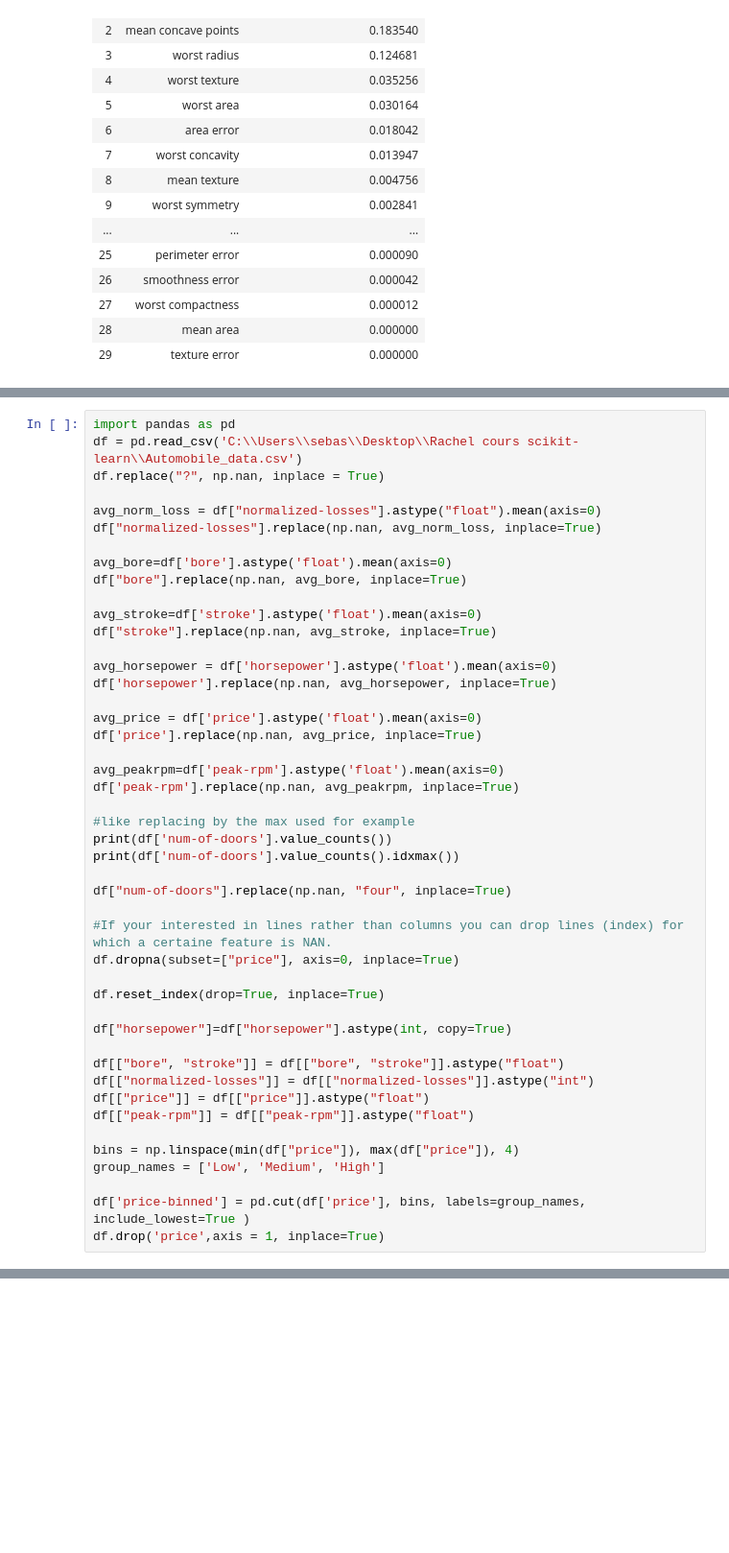
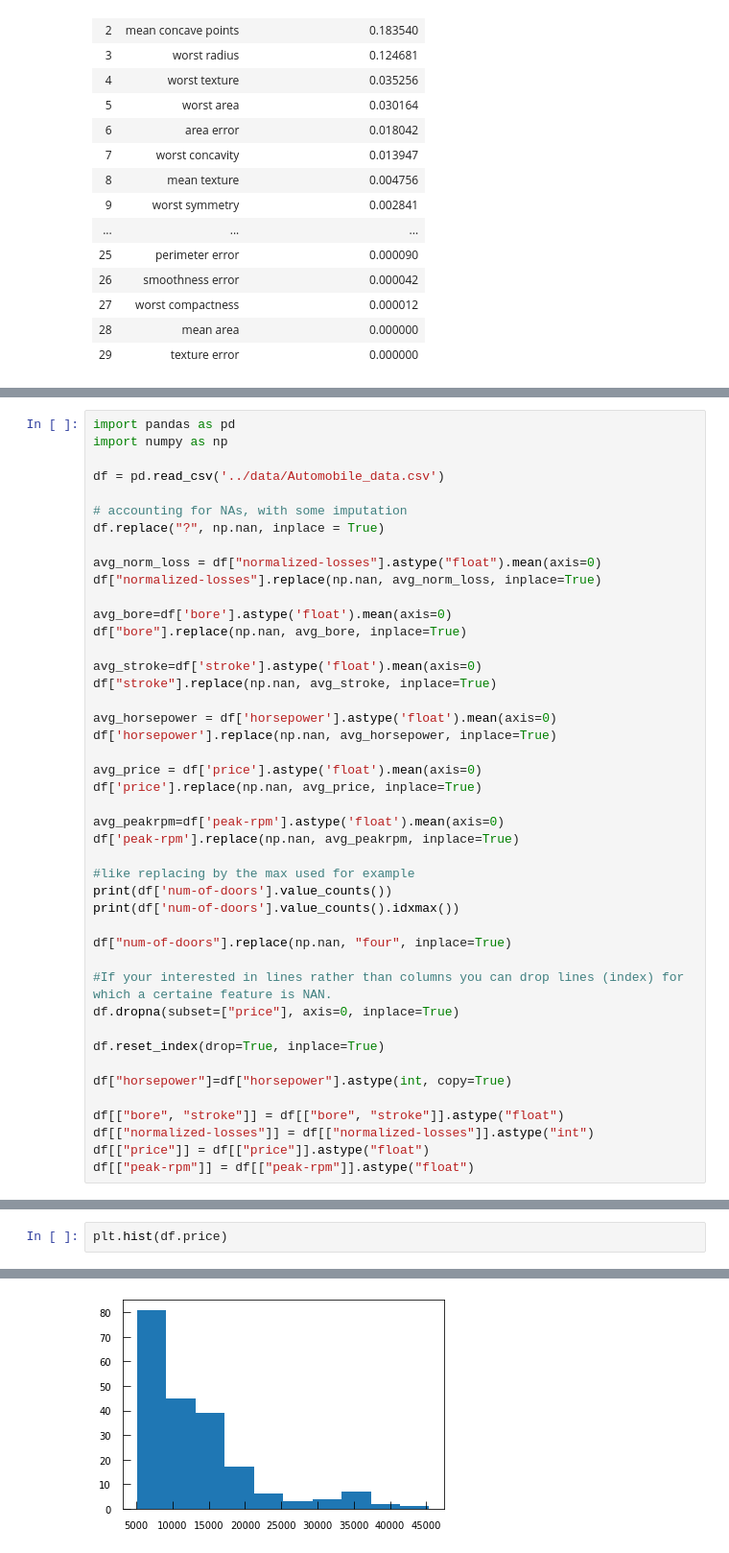
Before and after one commit to sib-swiss/intro-machine-learning-training, a Jupyter notebook: python_notebooks/Chapter_3_Machine_Learning_based_on_decision_trees_for_classification.ipynb, the cells around one changed output, grey strips where cells are left out. Shown at 96% size. Saved outputs shown, nothing was run; the diff lists cells and outputs as text; blank space fills up the shorter version.

```diff
--- a/python_notebooks/Chapter_3_Machine_Learning_based_on_decision_trees_for_classification.ipynb
+++ b/python_notebooks/Chapter_3_Machine_Learning_based_on_decision_trees_for_classification.ipynb
@@ -1061,6 +869,10 @@ Hint: the decision_function that we used for the other algo is called predict_pr
 # %%
 import pandas as pd
-df = pd.read_csv('C:\\Users\\sebas\\Desktop\\Rachel cours scikit-learn\\Automobile_data.csv')
+import numpy as np
+
+df = pd.read_csv('../data/Automobile_data.csv')
+
+# accounting for NAs, with some imputation
 df.replace("?", np.nan, inplace = True)
 
 avg_norm_loss = df["normalized-losses"].astype("float").mean(axis=0)
@@ -1098,10 +910,4 @@ df[["bore", "stroke"]] = df[["bore", "stroke"]].astype("float")
 df[["normalized-losses"]] = df[["normalized-losses"]].astype("int")
 df[["price"]] = df[["price"]].astype("float")
 df[["peak-rpm"]] = df[["peak-rpm"]].astype("float")
-
-bins = np.linspace(min(df["price"]), max(df["price"]), 4)
-group_names = ['Low', 'Medium', 'High']
-
-df['price-binned'] = pd.cut(df['price'], bins, labels=group_names, include_lowest=True )
-df.drop('price',axis = 1, inplace=True)
 # %% [output]
@@ -1357,0 +928,3 @@ plt.show()
+# %%
+plt.hist(df.price)
+# %% [output]
@@ -1357,0 +935 @@ plt.show()
+[figure, added]
```
Also changed, not shown: parts of 42 cells of this notebook, 1 other file.
